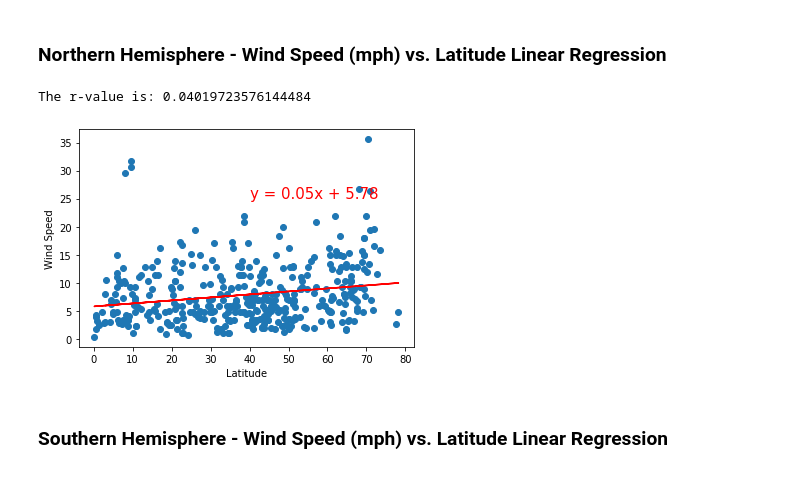
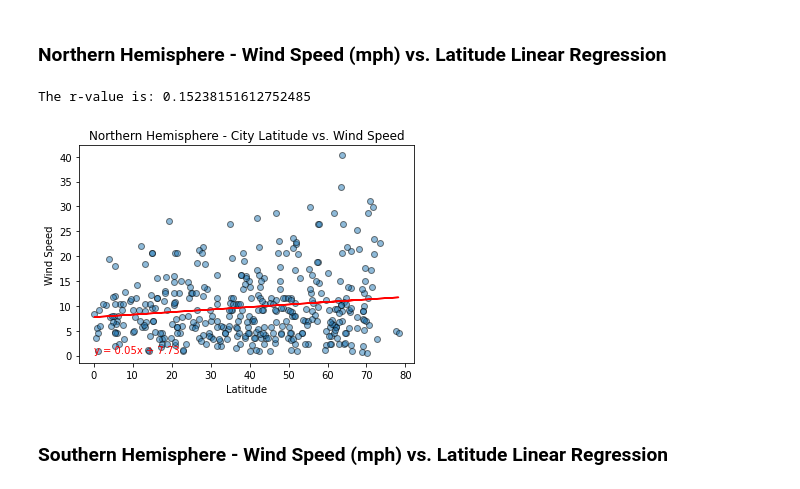
Before and after one commit to sir-omoreno/python-api-challenge, a Jupyter notebook: WeatherPy.ipynb, the cells around one changed output. Saved outputs shown, nothing was run; the diff lists cells and outputs as text; code cells hidden in the pictures.

```diff
--- a/WeatherPy.ipynb
+++ b/WeatherPy.ipynb
@@ -466,17 +430,17 @@ The r-value is: 0.28015809627172455
 # %%
 windspeed_y_value = NH_cities["Wind Speed"]
 #humidity_y_value
 
-plt.scatter(nh_x_values, cloudiness_y_value, edgecolors='black', alpha=.5)
-plt.title("Northern Hemisphere - City Latitude vs. Cloudiness")
+plt.scatter(nh_x_values, windspeed_y_value, edgecolors='black', alpha=.5)
+plt.title("Northern Hemisphere - City Latitude vs. Wind Speed")
 plt.xlabel("Latitude")
-plt.ylabel("Cloudiness %")
-linear_regression_function(nh_x_values,cloudiness_y_value)
+plt.ylabel("Wind Speed")
+linear_regression_function(nh_x_values,windspeed_y_value)
 
-plt.savefig("images/northern_hem_cloudiness_temp.png")
+plt.savefig("images/northern_hem_windspeed.png")
 plt.show()
 # %% [output]
-The r-value is: 0.04019723576144484
+The r-value is: 0.15238151612752485
-[figure, old version]
+[figure, new version]
 # %% [markdown]
 ###  Southern Hemisphere - Wind Speed (mph) vs. Latitude Linear Regression
```
Also changed, not shown: parts of 6 cells of this notebook, 13 other files.
